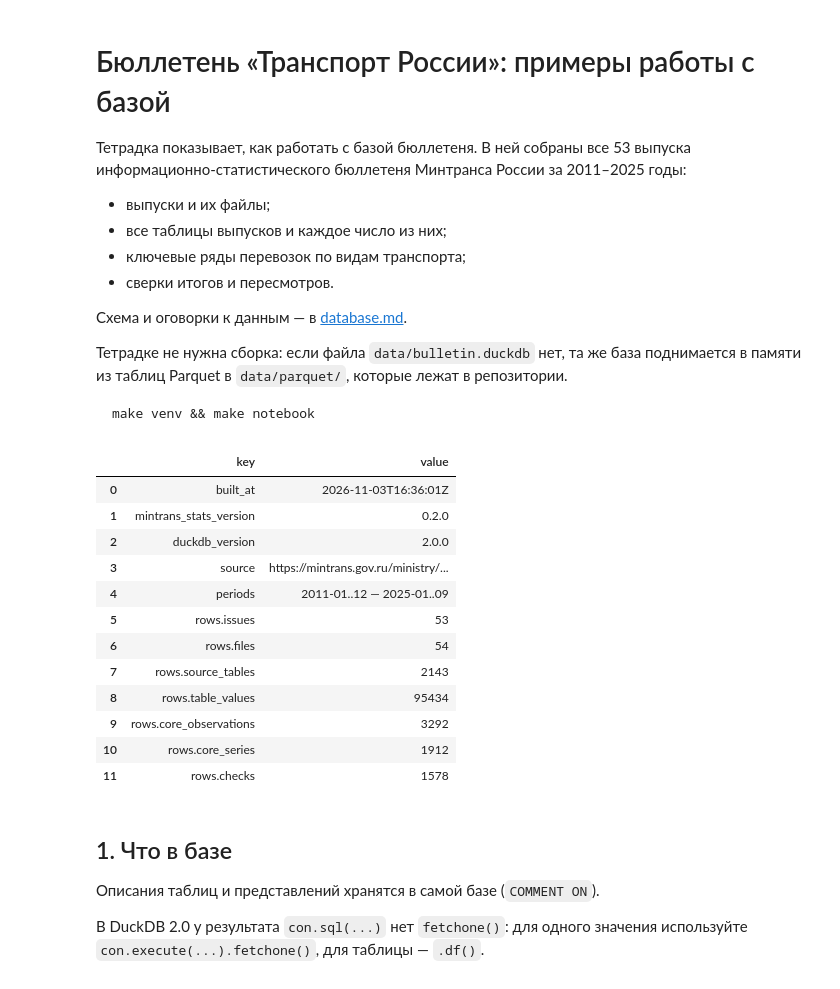
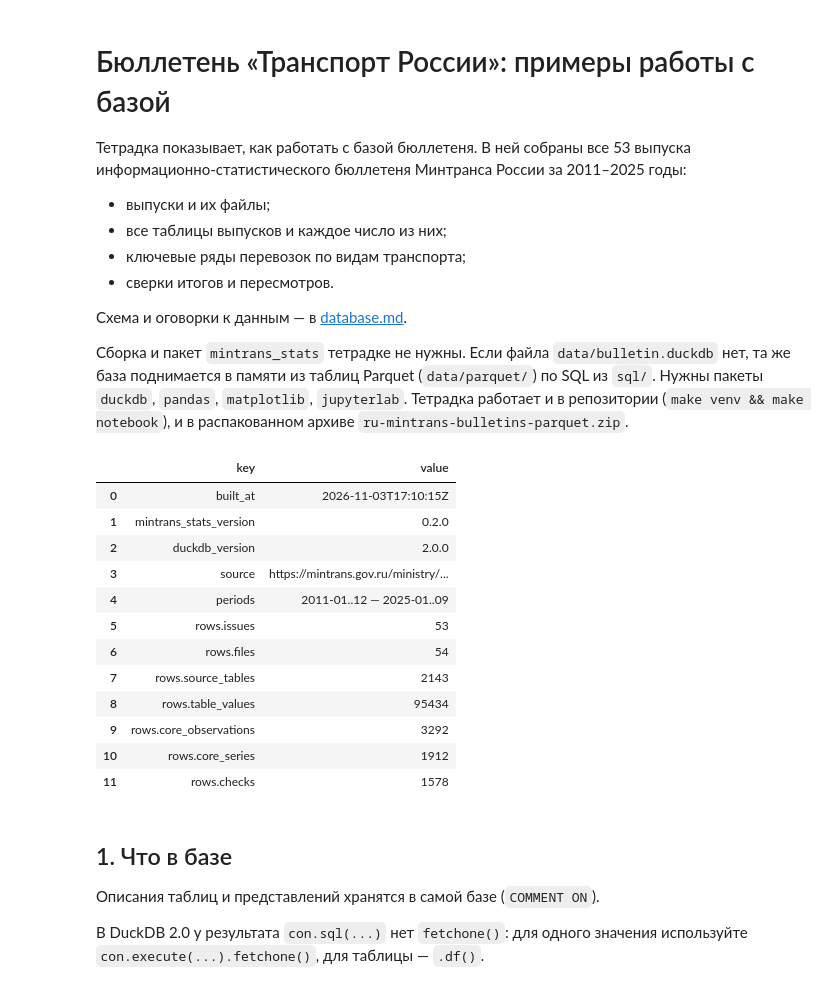
Before and after one commit to infoculture/ru-mintrans-bulletins, a Jupyter notebook: docs/examples.ipynb, the cells around one changed output. Cells and saved outputs as stored; diff of their text form; code cells hidden in the pictures.

````diff
--- a/docs/examples.ipynb
+++ b/docs/examples.ipynb
@@ -10,30 +10,45 @@
 
 Схема и оговорки к данным — в [database.md](database.md).
 
-Тетрадке не нужна сборка: если файла `data/bulletin.duckdb` нет, та же база поднимается в
-памяти из таблиц Parquet в `data/parquet/`, которые лежат в репозитории.
-
-```bash
-make venv && make notebook
-```
+Сборка и пакет `mintrans_stats` тетрадке не нужны. Если файла `data/bulletin.duckdb` нет,
+та же база поднимается в памяти из таблиц Parquet (`data/parquet/`) по SQL из `sql/`. Нужны
+пакеты `duckdb`, `pandas`, `matplotlib`, `jupyterlab`. Тетрадка работает и в репозитории
+(`make venv && make notebook`), и в распакованном архиве `ru-mintrans-bulletins-parquet.zip`.
 # %%
+import re
 from pathlib import Path
 
+import duckdb
 import matplotlib.pyplot as plt
 import pandas as pd
 
-from mintrans_stats.database import open_database
+# тетрадку можно открыть из корня репозитория (или распакованного архива) или из docs/
+ROOT = Path.cwd() if (Path.cwd() / "data").is_dir() else Path.cwd().parent
+DATA = ROOT / "data"
+SQL = next(p for p in (ROOT / "sql", ROOT / "src" / "mintrans_stats" / "sql") if p.is_dir())
 
-# тетрадку можно открыть из корня репозитория или из docs/
-ROOT = Path.cwd() if (Path.cwd() / "data").is_dir() else Path.cwd().parent
-con = open_database(ROOT / "data")  # data/bulletin.duckdb или data/parquet/*.parquet
 
+def open_bulletin() -> duckdb.DuckDBPyConnection:
+    """Файл базы, если он есть, иначе та же база в памяти из таблиц Parquet."""
+    if (DATA / "bulletin.duckdb").is_file():
+        return duckdb.connect(str(DATA / "bulletin.duckdb"), read_only=True)
+    con = duckdb.connect()
+    schema = (SQL / "schema.sql").read_text(encoding="utf-8")
+    con.execute(schema)
+    for table in re.findall(r"^CREATE TABLE (\w+)", schema, flags=re.MULTILINE):
+        con.execute(f"INSERT INTO {table} SELECT * FROM '{DATA / 'parquet' / table}.parquet'")
+    con.execute((SQL / "views.sql").read_text(encoding="utf-8"))
+    con.execute((SQL / "comments.sql").read_text(encoding="utf-8"))
+    return con
+
+
+con = open_bulletin()
 pd.set_option("display.max_colwidth", 80)
 pd.set_option("display.width", 160)
 con.sql("SELECT * FROM build_info").df()
 # %% [output]
 |  | key | value |
-| 0 | built_at | 2026-11-03T16:36:01Z |
+| 0 | built_at | 2026-11-03T17:10:15Z |
 | 1 | mintrans_stats_version | 0.2.0 |
 | 2 | duckdb_version | 2.0.0 |
 | 3 | source | https://mintrans.gov.ru/ministry/... |
````
Also changed, not shown: parts of 1 cell of this notebook, 7 other files.
